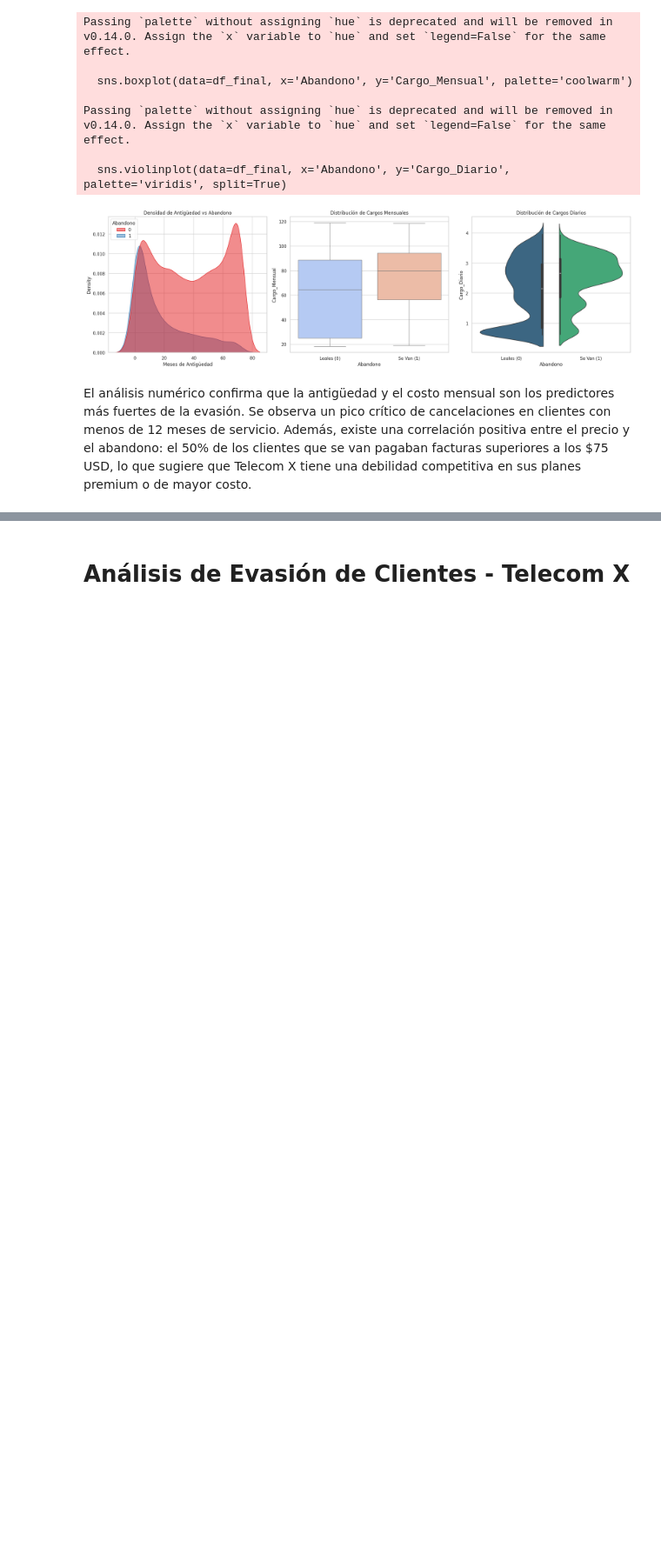
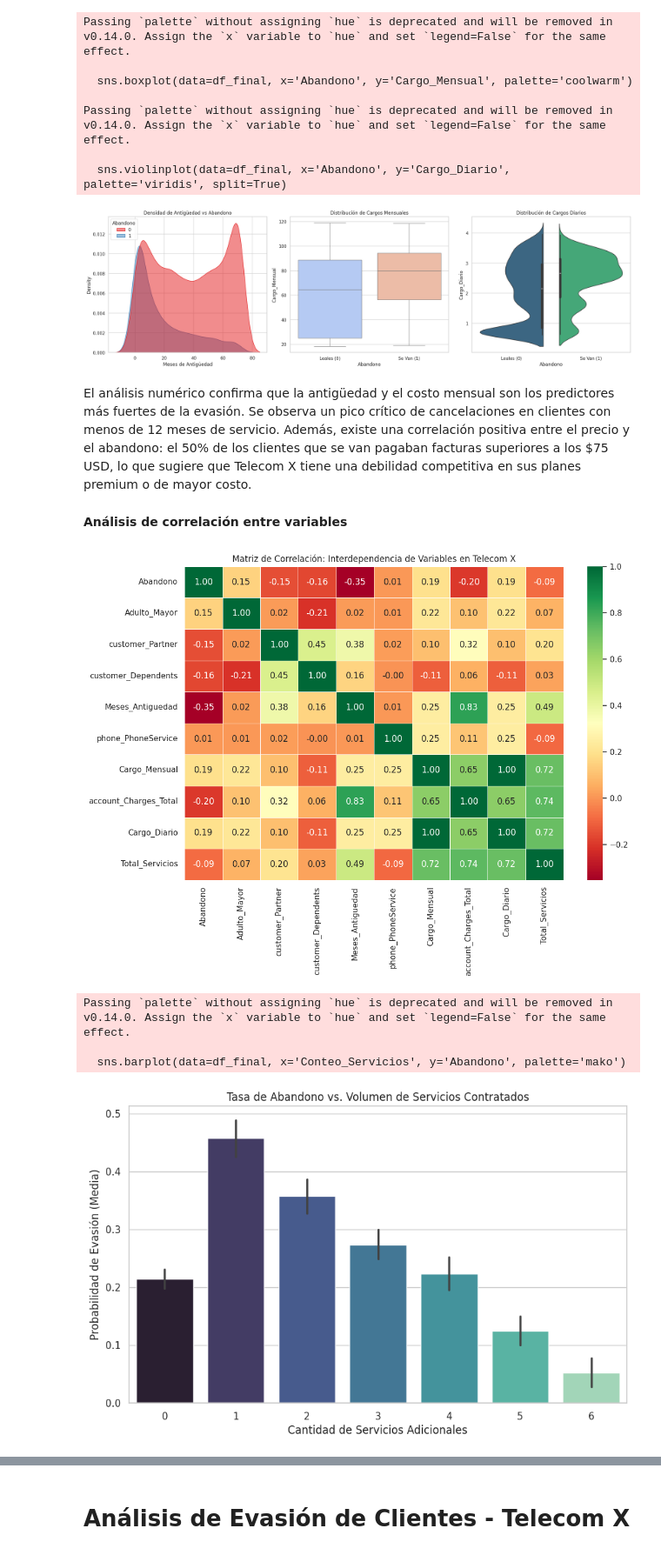
Before and after one commit to HanniJaviera/Challenge-Telecom-X-Part-One, a Jupyter notebook: Challenge_Telecom_X.ipynb, the cells around one changed output, grey strips where cells are left out. Shown at 87% size. Saved outputs shown, nothing was run; the diff lists cells and outputs as text; code cells hidden in the pictures; blank space fills up the shorter version.

Commit message:
Se agrega un análisis de correlación

```diff
--- a/Challenge_Telecom_X.ipynb
+++ b/Challenge_Telecom_X.ipynb
@@ -389,3 +389,35 @@ Passing `palette` without assigning `hue` is deprecated and will be removed in v
 [figure]
 # %% [markdown]
 El análisis numérico confirma que la antigüedad y el costo mensual son los predictores más fuertes de la evasión. Se observa un pico crítico de cancelaciones en clientes con menos de 12 meses de servicio. Además, existe una correlación positiva entre el precio y el abandono: el 50% de los clientes que se van pagaban facturas superiores a los $75 USD, lo que sugiere que Telecom X tiene una debilidad competitiva en sus planes premium o de mayor costo.
+# %% [markdown]
+**Análisis de correlación entre variables**
+# %%
+plt.figure(figsize=(12, 8))
+corr_matrix = df_final.select_dtypes(include=['number']).corr()
+
+sns.heatmap(corr_matrix, annot=True, cmap='RdYlGn', fmt=".2f", linewidths=0.5)
+plt.title('Matriz de Correlación: Interdependencia de Variables en Telecom X')
+plt.show()
+
+servicios_adicionales = [
+    'internet_OnlineSecurity', 'internet_OnlineBackup',
+    'internet_DeviceProtection', 'internet_TechSupport',
+    'internet_StreamingTV', 'internet_StreamingMovies'
+]
+
+df_final['Conteo_Servicios'] = df_final[servicios_adicionales].apply(
+    lambda x: x.str.strip() == 'Yes'
+).sum(axis=1)
+
+plt.figure(figsize=(10, 6))
+sns.barplot(data=df_final, x='Conteo_Servicios', y='Abandono', palette='mako')
+plt.title('Tasa de Abandono vs. Volumen de Servicios Contratados')
+plt.xlabel('Cantidad de Servicios Adicionales')
+plt.ylabel('Probabilidad de Evasión (Media)')
+plt.show()
+# %% [output]
+[figure, added]
+Passing `palette` without assigning `hue` is deprecated and will be removed in v0.14.0. Assign the `x` variable to `hue` and set `legend=False` for the same effect.
+
+  sns.barplot(data=df_final, x='Conteo_Servicios', y='Abandono', palette='mako')
+[figure, added]
```
Also changed, not shown: parts of 3 cells of this notebook.
